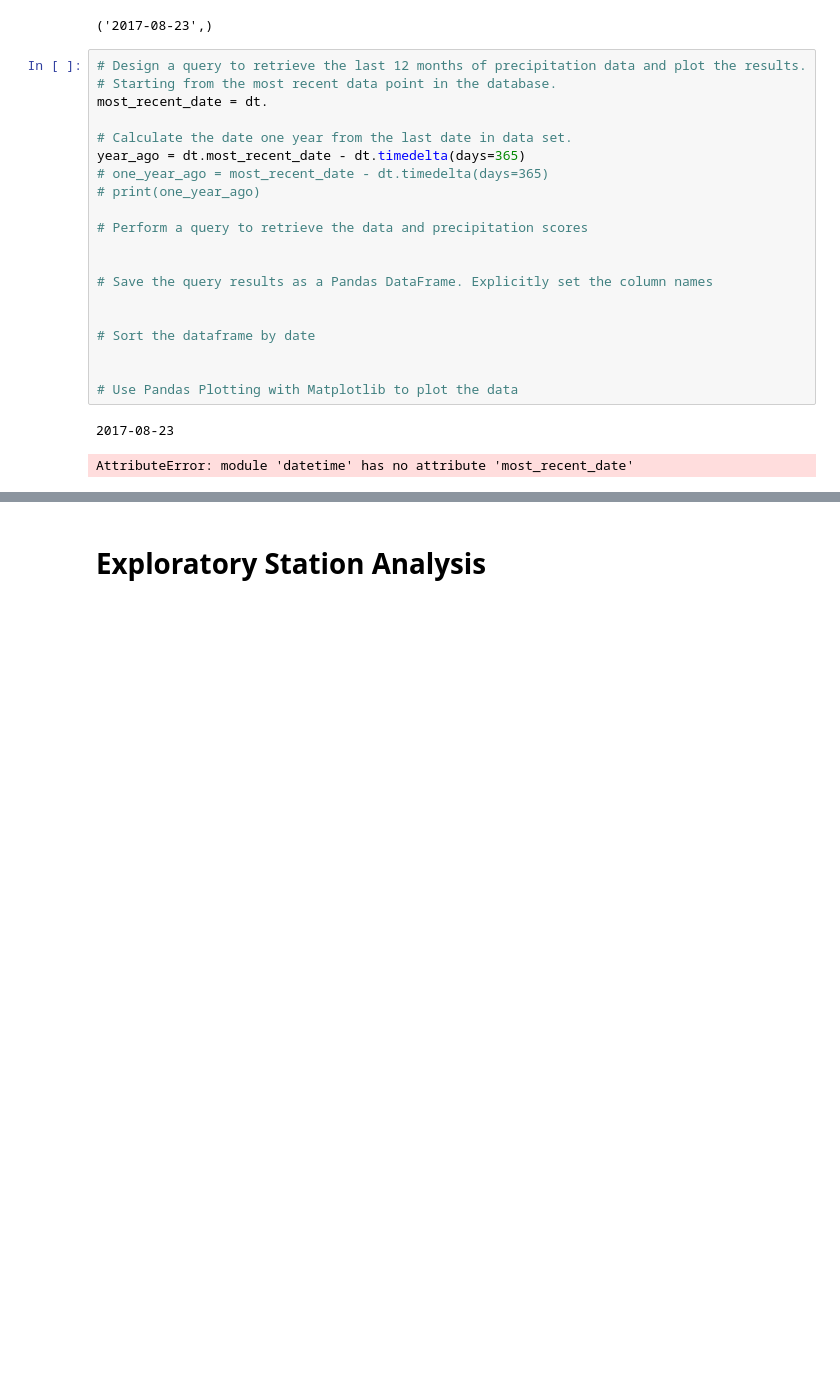
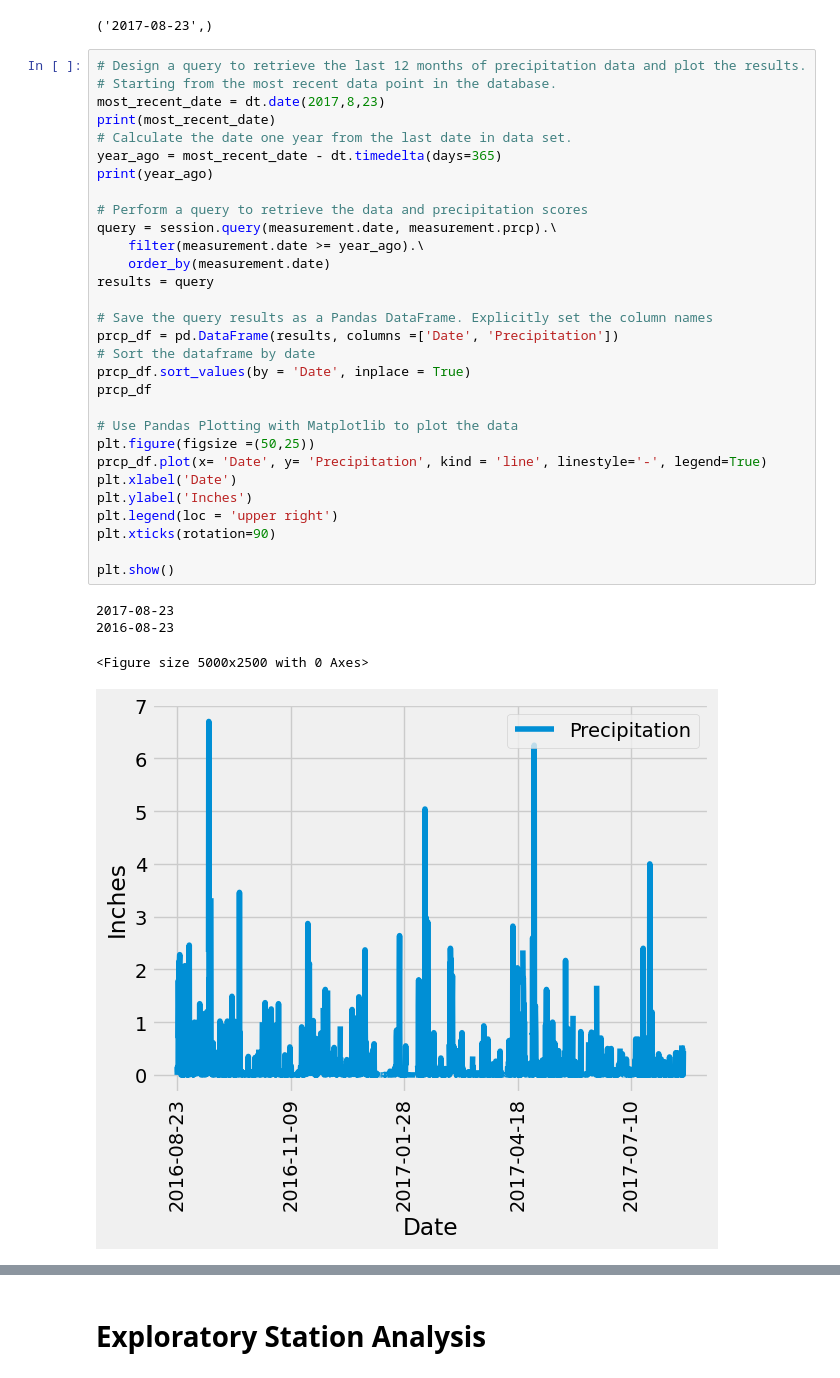
Before and after one commit to EdGonz44/sqlalchemy-challenge, a Jupyter notebook: Starter_Code/climate_starter.ipynb, the cells around one changed output, grey strips where cells are left out. Saved outputs shown, nothing was run; the diff lists cells and outputs as text; blank space fills up the shorter version.

Commit message:
Added full code for precipitation analysis

```diff
--- a/Starter_Code/climate_starter.ipynb
+++ b/Starter_Code/climate_starter.ipynb
@@ -46,25 +46,37 @@ session.query(measurement.date).order_by(measurement.date.desc()).first()
 # %%
 # Design a query to retrieve the last 12 months of precipitation data and plot the results.
 # Starting from the most recent data point in the database.
-most_recent_date = dt.
-
+most_recent_date = dt.date(2017,8,23)
+print(most_recent_date)
 # Calculate the date one year from the last date in data set.
-year_ago = dt.most_recent_date - dt.timedelta(days=365)
-# one_year_ago = most_recent_date - dt.timedelta(days=365)
-# print(one_year_ago)
+year_ago = most_recent_date - dt.timedelta(days=365)
+print(year_ago)
 
 # Perform a query to retrieve the data and precipitation scores
-
+query = session.query(measurement.date, measurement.prcp).\
+    filter(measurement.date >= year_ago).\
+    order_by(measurement.date)
+results = query
 
 # Save the query results as a Pandas DataFrame. Explicitly set the column names
-
-
+prcp_df = pd.DataFrame(results, columns =['Date', 'Precipitation'])
 # Sort the dataframe by date
-
+prcp_df.sort_values(by = 'Date', inplace = True)
+prcp_df
 
 # Use Pandas Plotting with Matplotlib to plot the data
+plt.figure(figsize =(50,25))
+prcp_df.plot(x= 'Date', y= 'Precipitation', kind = 'line', linestyle='-', legend=True)
+plt.xlabel('Date')
+plt.ylabel('Inches')
+plt.legend(loc = 'upper right')
+plt.xticks(rotation=90)
+
+plt.show()
 # %% [output]
 2017-08-23
+2016-08-23
-AttributeError: module 'datetime' has no attribute 'most_recent_date'
+<Figure size 5000x2500 with 0 Axes>
+[figure, added]
 # %%
 # Use Pandas to calculate the summary statistics for the precipitation data
```
Also changed, not shown: parts of 1 cell of this notebook.
